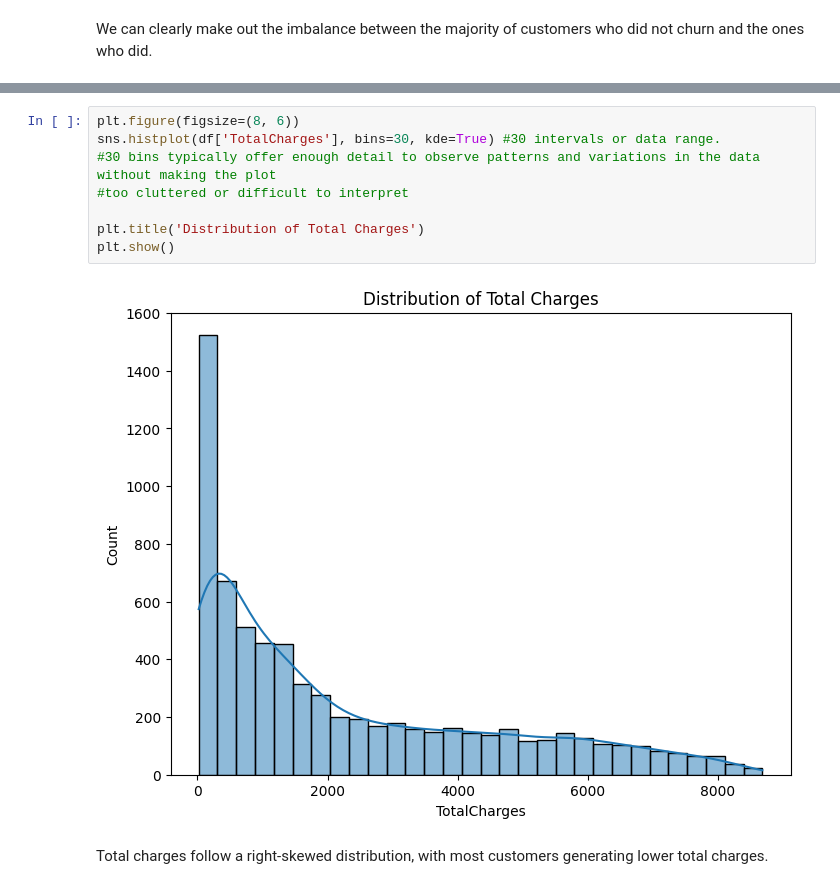
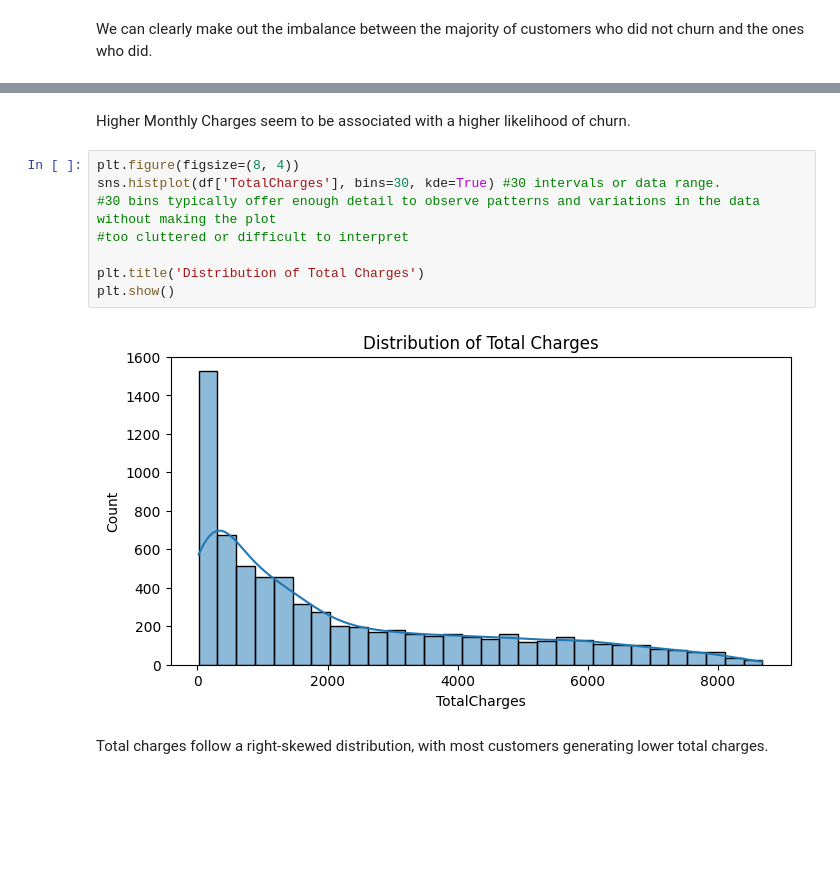
Before and after one commit to RayyanMinhaj/10Pearls-Analyzing-Customer-Churn-Data, a Jupyter notebook: Module1_Data Preprocessing, EDA, and Feature Engineering.ipynb, the cells around one changed output, grey strips where cells are left out. Drawn from its saved outputs; the diff is of its cells as text; blank space fills up the shorter version.

```diff
--- a/Module1_Data Preprocessing, EDA, and Feature Engineering.ipynb
+++ b/Module1_Data Preprocessing, EDA, and Feature Engineering.ipynb
@@ -116,13 +139,15 @@ We can clearly make out the imbalance between the majority of customers who did
+# %% [markdown]
+Higher Monthly Charges seem to be associated with a higher likelihood of churn.
 # %%
-plt.figure(figsize=(8, 6))
+plt.figure(figsize=(8, 4))
 sns.histplot(df['TotalCharges'], bins=30, kde=True) #30 intervals or data range.
 #30 bins typically offer enough detail to observe patterns and variations in the data without making the plot
 #too cluttered or difficult to interpret
 
 plt.title('Distribution of Total Charges')
 plt.show()
 # %% [output]
-[figure, old version]
+[figure, new version]
 # %% [markdown]
 Total charges follow a right-skewed distribution, with most customers generating lower total charges.
 # %%
```
Also changed, not shown: parts of 7 cells of this notebook, 1 other file.
